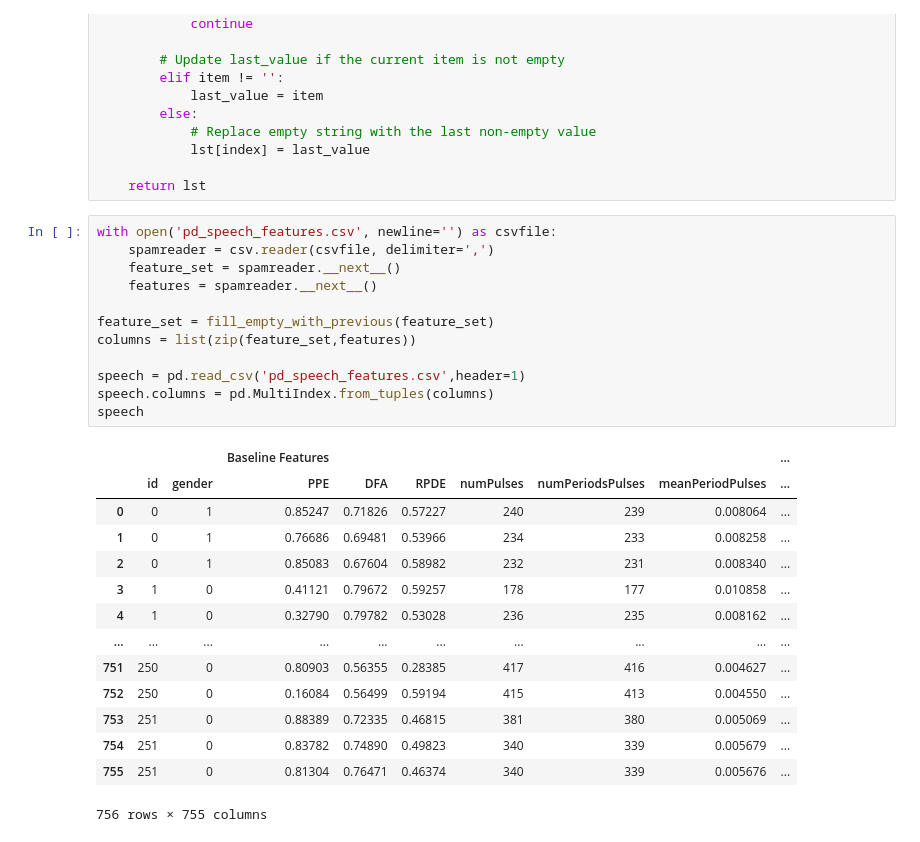
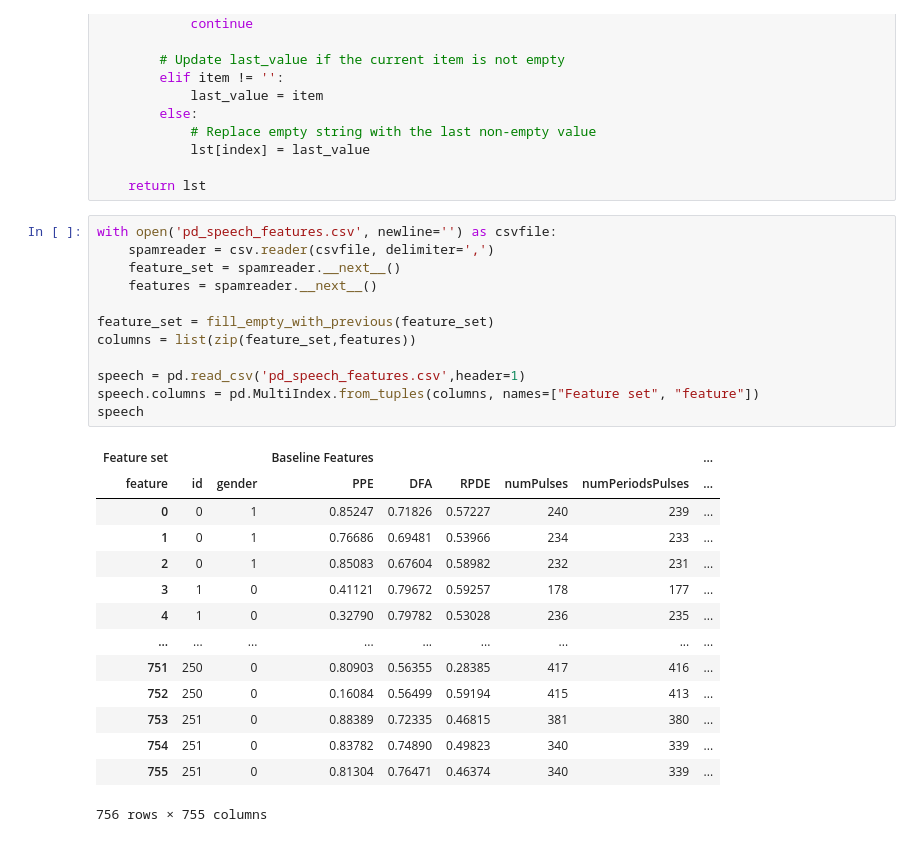
Before and after one commit to Selethe/MSB1015-Scientific-Programming-Project, a Jupyter notebook: test.ipynb, the cells around one changed output. Cells and saved outputs as stored; diff of their text form.

```diff
--- a/test.ipynb
+++ b/test.ipynb
@@ -43,29 +44,29 @@ def fill_empty_with_previous(lst: list[str]) -> list[str]:
 # %%
 with open('pd_speech_features.csv', newline='') as csvfile:
     spamreader = csv.reader(csvfile, delimiter=',')
     feature_set = spamreader.__next__()
     features = spamreader.__next__()
 
 feature_set = fill_empty_with_previous(feature_set)
 columns = list(zip(feature_set,features))
 
 speech = pd.read_csv('pd_speech_features.csv',header=1)
-speech.columns = pd.MultiIndex.from_tuples(columns)
+speech.columns = pd.MultiIndex.from_tuples(columns, names=["Feature set", "feature"])
 speech
 # %% [output]
-|  |  |  | Baseline Features |  |  |  |  |  | ... |
-|  | id | gender | PPE | DFA | RPDE | numPulses | numPeriodsPulses | meanPeriodPulses | ... |
-| 0 | 0 | 1 | 0.85247 | 0.71826 | 0.57227 | 240 | 239 | 0.008064 | ... |
-| 1 | 0 | 1 | 0.76686 | 0.69481 | 0.53966 | 234 | 233 | 0.008258 | ... |
-| 2 | 0 | 1 | 0.85083 | 0.67604 | 0.58982 | 232 | 231 | 0.008340 | ... |
-| 3 | 1 | 0 | 0.41121 | 0.79672 | 0.59257 | 178 | 177 | 0.010858 | ... |
-| 4 | 1 | 0 | 0.32790 | 0.79782 | 0.53028 | 236 | 235 | 0.008162 | ... |
-| ... | ... | ... | ... | ... | ... | ... | ... | ... | ... |
-| 751 | 250 | 0 | 0.80903 | 0.56355 | 0.28385 | 417 | 416 | 0.004627 | ... |
-| 752 | 250 | 0 | 0.16084 | 0.56499 | 0.59194 | 415 | 413 | 0.004550 | ... |
-| 753 | 251 | 0 | 0.88389 | 0.72335 | 0.46815 | 381 | 380 | 0.005069 | ... |
-| 754 | 251 | 0 | 0.83782 | 0.74890 | 0.49823 | 340 | 339 | 0.005679 | ... |
-| 755 | 251 | 0 | 0.81304 | 0.76471 | 0.46374 | 340 | 339 | 0.005676 | ... |
+| Feature set |  |  | Baseline Features |  |  |  |  | ... |
+| feature | id | gender | PPE | DFA | RPDE | numPulses | numPeriodsPulses | ... |
+| 0 | 0 | 1 | 0.85247 | 0.71826 | 0.57227 | 240 | 239 | ... |
+| 1 | 0 | 1 | 0.76686 | 0.69481 | 0.53966 | 234 | 233 | ... |
+| 2 | 0 | 1 | 0.85083 | 0.67604 | 0.58982 | 232 | 231 | ... |
+| 3 | 1 | 0 | 0.41121 | 0.79672 | 0.59257 | 178 | 177 | ... |
+| 4 | 1 | 0 | 0.32790 | 0.79782 | 0.53028 | 236 | 235 | ... |
+| ... | ... | ... | ... | ... | ... | ... | ... | ... |
+| 751 | 250 | 0 | 0.80903 | 0.56355 | 0.28385 | 417 | 416 | ... |
+| 752 | 250 | 0 | 0.16084 | 0.56499 | 0.59194 | 415 | 413 | ... |
+| 753 | 251 | 0 | 0.88389 | 0.72335 | 0.46815 | 381 | 380 | ... |
+| 754 | 251 | 0 | 0.83782 | 0.74890 | 0.49823 | 340 | 339 | ... |
+| 755 | 251 | 0 | 0.81304 | 0.76471 | 0.46374 | 340 | 339 | ... |
 756 rows × 755 columns
 # %%
 column_list = list(speech.columns)
```
Also changed, not shown: parts of 12 cells of this notebook.
